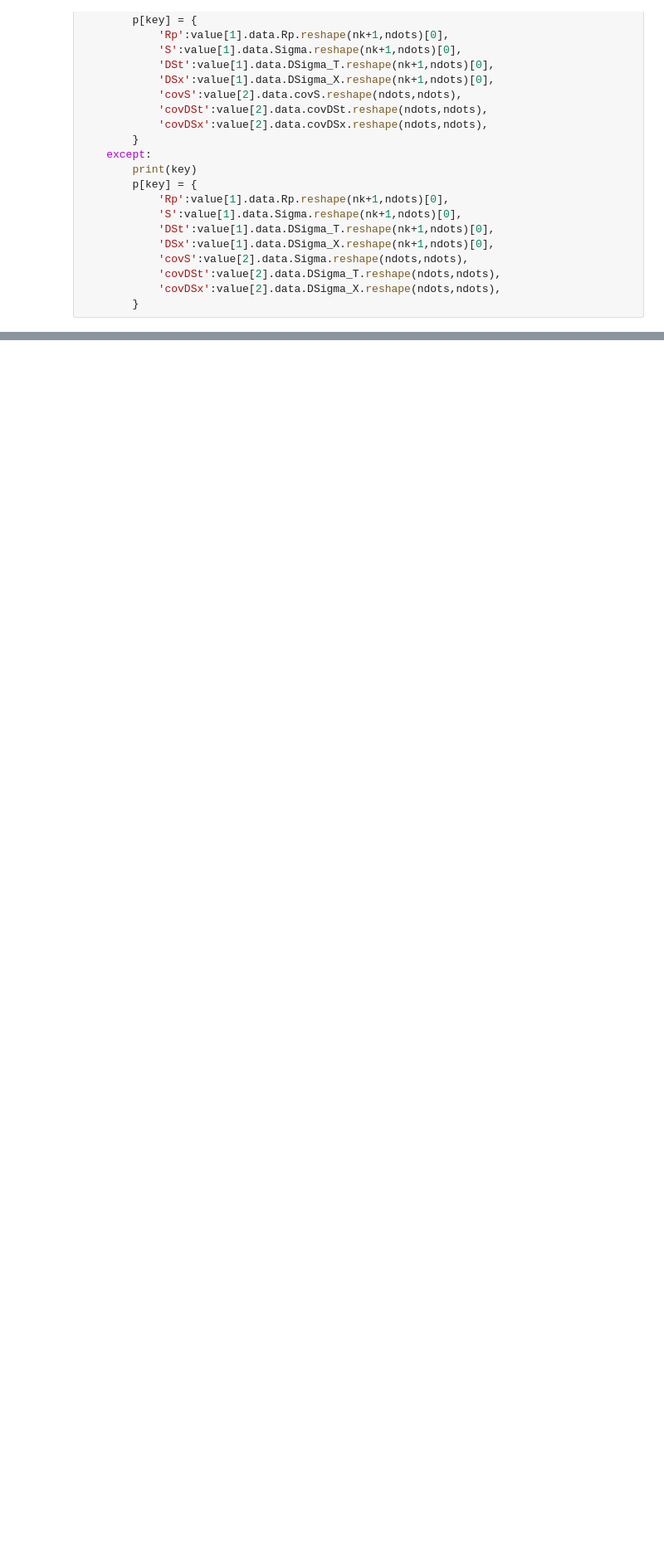
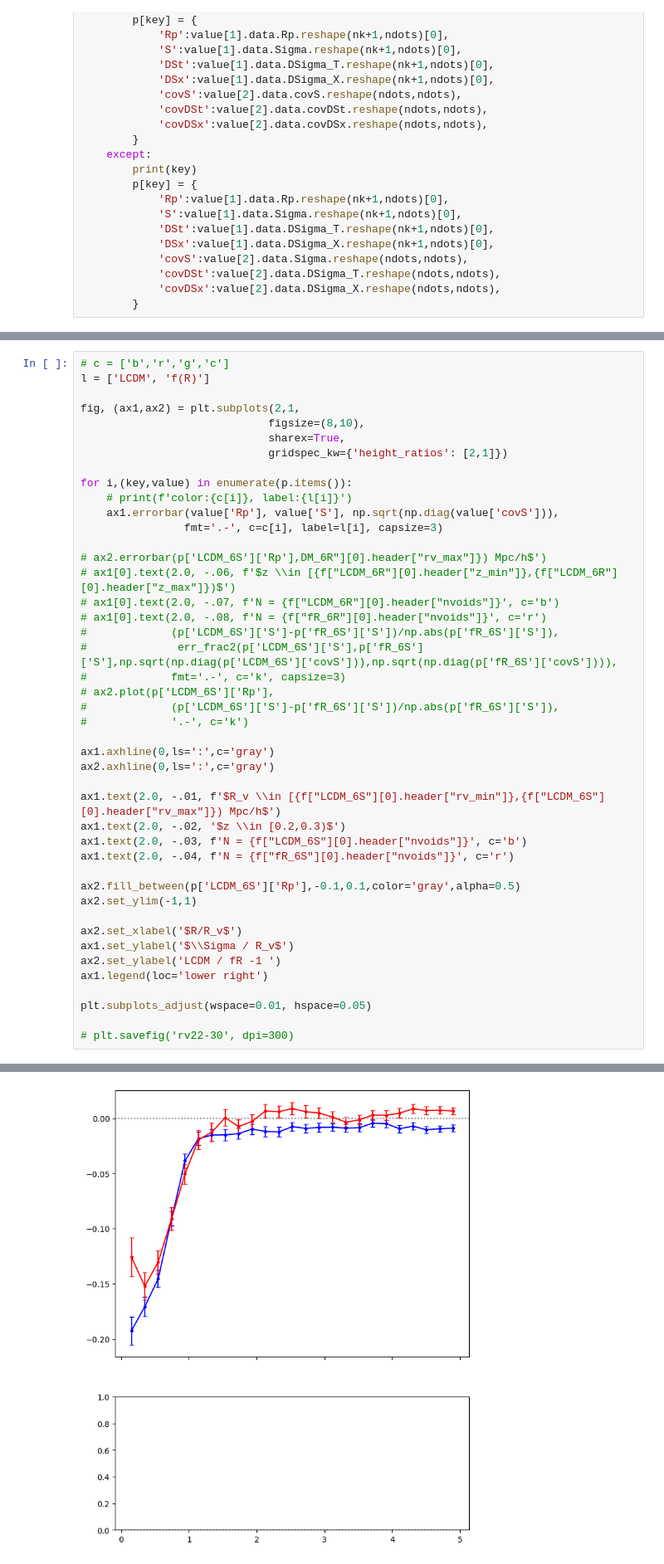
Before and after one commit to francaporaso/modified_gravity, a Jupyter notebook: diferencias.ipynb, the cells around one changed output, grey strips where cells are left out. Shown: that part at 83% size. Drawn from its saved outputs; the diff is of its cells as text; blank space fills up the shorter version.

```diff
--- a/diferencias.ipynb
+++ b/diferencias.ipynb
@@ -92,0 +160,45 @@ plt.subplots_adjust(wspace=0.15, hspace=0.15)
+# %%
+# c = ['b','r','g','c']
+l = ['LCDM', 'f(R)']
+
+fig, (ax1,ax2) = plt.subplots(2,1,
+                             figsize=(8,10),
+                             sharex=True,
+                             gridspec_kw={'height_ratios': [2,1]})
+
+for i,(key,value) in enumerate(p.items()):
+    # print(f'color:{c[i]}, label:{l[i]}')
+    ax1.errorbar(value['Rp'], value['S'], np.sqrt(np.diag(value['covS'])),
+                fmt='.-', c=c[i], label=l[i], capsize=3)
+
+# ax2.errorbar(p['LCDM_6S']['Rp'],DM_6R"][0].header["rv_max"]}) Mpc/h$')
+# ax1[0].text(2.0, -.06, f'$z \\in [{f["LCDM_6R"][0].header["z_min"]},{f["LCDM_6R"][0].header["z_max"]})$')
+# ax1[0].text(2.0, -.07, f'N = {f["LCDM_6R"][0].header["nvoids"]}', c='b')
+# ax1[0].text(2.0, -.08, f'N = {f["fR_6R"][0].header["nvoids"]}', c='r')
+#             (p['LCDM_6S']['S']-p['fR_6S']['S'])/np.abs(p['fR_6S']['S']),
+#              err_frac2(p['LCDM_6S']['S'],p['fR_6S']['S'],np.sqrt(np.diag(p['LCDM_6S']['covS'])),np.sqrt(np.diag(p['fR_6S']['covS']))),
+#             fmt='.-', c='k', capsize=3)
+# ax2.plot(p['LCDM_6S']['Rp'],
+#             (p['LCDM_6S']['S']-p['fR_6S']['S'])/np.abs(p['fR_6S']['S']),
+#             '.-', c='k')
+
+ax1.axhline(0,ls=':',c='gray')
+ax2.axhline(0,ls=':',c='gray')
+
+ax1.text(2.0, -.01, f'$R_v \\in [{f["LCDM_6S"][0].header["rv_min"]},{f["LCDM_6S"][0].header["rv_max"]}) Mpc/h$')
+ax1.text(2.0, -.02, '$z \\in [0.2,0.3)$')
+ax1.text(2.0, -.03, f'N = {f["LCDM_6S"][0].header["nvoids"]}', c='b')
+ax1.text(2.0, -.04, f'N = {f["fR_6S"][0].header["nvoids"]}', c='r')
+
+ax2.fill_between(p['LCDM_6S']['Rp'],-0.1,0.1,color='gray',alpha=0.5)
+ax2.set_ylim(-1,1)
+
+ax2.set_xlabel('$R/R_v$')
+ax1.set_ylabel('$\\Sigma / R_v$')
+ax2.set_ylabel('LCDM / fR -1 ')
+ax1.legend(loc='lower right')
+
+plt.subplots_adjust(wspace=0.01, hspace=0.05)
+
+# plt.savefig('rv22-30', dpi=300)
+# %% [output]
@@ -92,0 +206 @@ plt.subplots_adjust(wspace=0.15, hspace=0.15)
+[figure, added]
```
Also changed, not shown: parts of 10 cells of this notebook.
